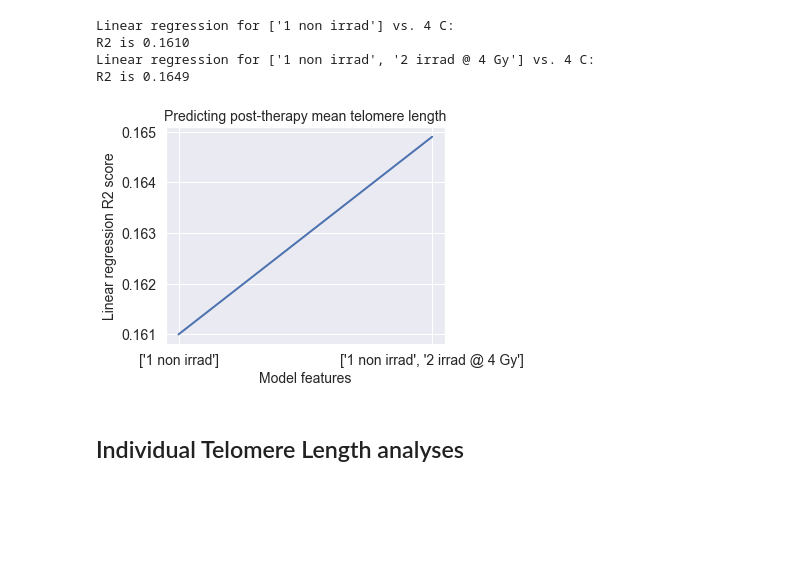
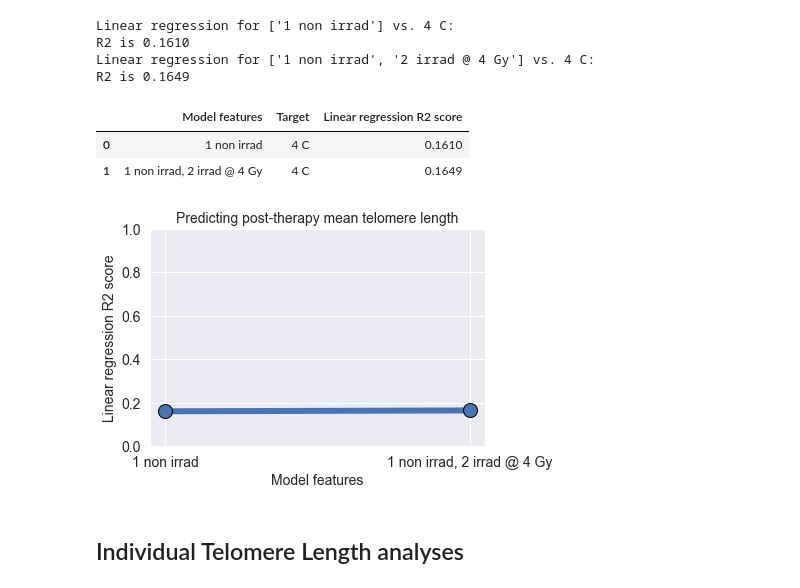
Before and after one commit to Jared-Luxton/radiation-therapy-machine-learning, a Jupyter notebook: notebooks/02_radiation_therapy_patients_data_VISUALIZATION_STATISTICS.ipynb, the cells around one changed output. Drawn from its saved outputs; the diff is of its cells as text; code cells hidden in the pictures; blank space fills up the shorter version.

```diff
--- a/notebooks/02_radiation_therapy_patients_data_VISUALIZATION_STATISTICS.ipynb
+++ b/notebooks/02_radiation_therapy_patients_data_VISUALIZATION_STATISTICS.ipynb
@@ -128,7 +135,7 @@ for x_name in x_names:
     regression = LinearRegression().fit(x, y)
     print(f"Linear regression for {x_name} vs. {y_name}:\nR2 is {regression.score(x, y):.4f}")
 
-    df_list.append([x_name, '4 C', round(regression.score(x, y), 4)])
+    df_list.append([', '.join(x_name), '4 C', round(regression.score(x, y), 4)])
 # %% [output]
 Linear regression for ['1 non irrad'] vs. 4 C:
 R2 is 0.1610
@@ -137,24 +144,39 @@ R2 is 0.1649
 # %%
 LM_metrics = pd.DataFrame(df_list, columns=['Model features', 'Target', 'Linear regression R2 score'])
 LM_metrics['Model features'] = LM_metrics['Model features'].astype('str')
+# %%
+LM_metrics
+# %% [output]
+|  | Model features | Target | Linear regression R2 score |
+| 0 | 1 non irrad | 4 C | 0.1610 |
+| 1 | 1 non irrad, 2 irrad @ 4 Gy | 4 C | 0.1649 |
 # %%
+import matplotlib.patheffects as pe
+
 sns.set_style(rc= {'patch.edgecolor': 'black'})
+sns.set_color_codes()
 
-fig = plt.figure(figsize=(5,4))
+fig = plt.figure(figsize=(6,4))
 ax = sns.lineplot(x='Model features', y='Linear regression R2 score', data=LM_metrics,
-                  linewidth=2, sort=False)
+                  linewidth=6, sort=False, legend=False, marker='o',
+                  **{'markersize':14,
+                     'mec':'black',
+                     'mew':1})
+
+
 
 ax.set_ylabel('Linear regression R2 score', fontsize=14)
 ax.set_xlabel('Model features', fontsize=14,)
-# ax.tick_params(labelsize=14,)
-plt.xticks(fontsize=14)
+
+plt.xticks(fontsize=14,)
 plt.yticks(fontsize=14)
+plt.ylim(0,1)
 plt.title('Predicting post-therapy mean telomere length', fontsize=14)
 
 plt.savefig('../graphs/paper figures/main figs/linear regression metrics Mean telomere length means teloFISH.png',
             dpi=400, bbox_inches = "tight")
 # %% [output]
-[figure, old version]
+[figure, new version]
 # %%
 # more indepth stats
 
```
Also changed, not shown: parts of 28 cells of this notebook, 2 other files.
